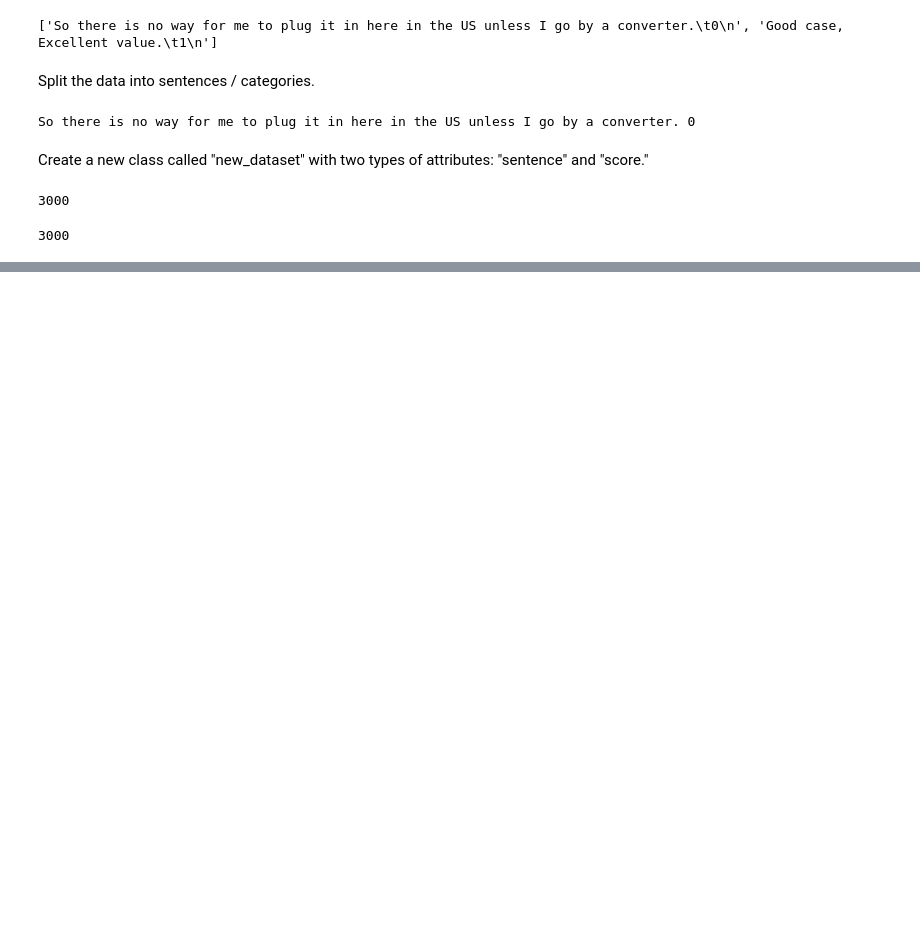
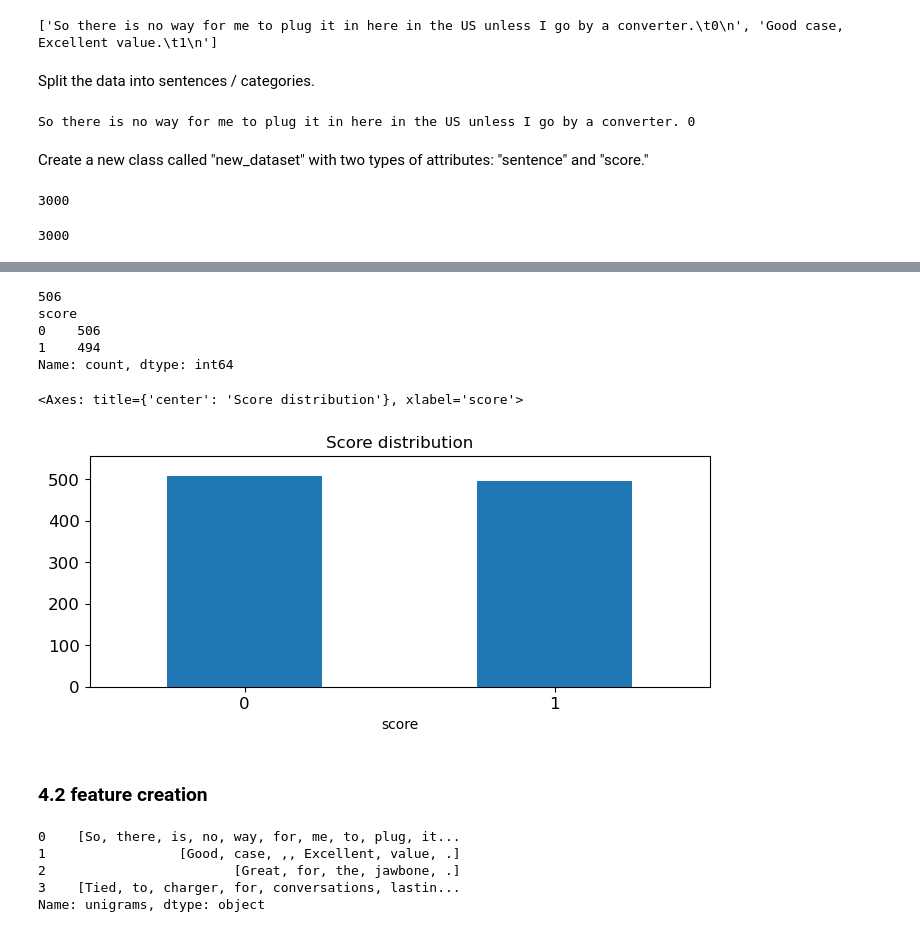
Before and after one commit to NightHao/DM2023-Lab1-Master, a Jupyter notebook: DM2023-Lab1-Master.ipynb, the cells around one changed output, grey strips where cells are left out. Drawn from its saved outputs; the diff is of its cells as text; code cells hidden in the pictures; blank space fills up the shorter version.

```diff
--- a/DM2023-Lab1-Master.ipynb
+++ b/DM2023-Lab1-Master.ipynb
@@ -1761,0 +1869,4 @@ X = pd.DataFrame.from_records(dmh.structure_data(brandnew_data), columns= ['sent
+# %%
+print(new_pd.shape)
+new_pd_sample = new_pd.sample(n=1000,random_state=42) #random state
+display(new_pd_sample)
@@ -1761,0 +1918,19 @@ X = pd.DataFrame.from_records(dmh.structure_data(brandnew_data), columns= ['sent
+# %%
+print(max(new_pd_sample.score.value_counts()))
+upper_bound = max(new_pd_sample.score.value_counts() + 50)
+print(new_pd_sample.score.value_counts())
+
+new_pd_sample.score.value_counts().plot(kind = 'bar',
+                                           title = 'Score distribution',
+                                           ylim = [0, upper_bound],
+                                           rot = 0, fontsize = 12, figsize = (8,3))
+# %% [output]
+506
+score
+0    506
+1    494
+Name: count, dtype: int64
+<Axes: title={'center': 'Score distribution'}, xlabel='score'>
+[figure, added]
+# %% [markdown]
+### 4.2 feature creation
@@ -1761,0 +1949,8 @@ X = pd.DataFrame.from_records(dmh.structure_data(brandnew_data), columns= ['sent
+# %%
+new_pd[0:4]["unigrams"]
+# %% [output]
+0    [So, there, is, no, way, for, me, to, plug, it...
+1                 [Good, case, ,, Excellent, value, .]
+2                        [Great, for, the, jawbone, .]
+3    [Tied, to, charger, for, conversations, lastin...
+Name: unigrams, dtype: object
```
Also changed, not shown: parts of 52 cells of this notebook, 1 other file.
